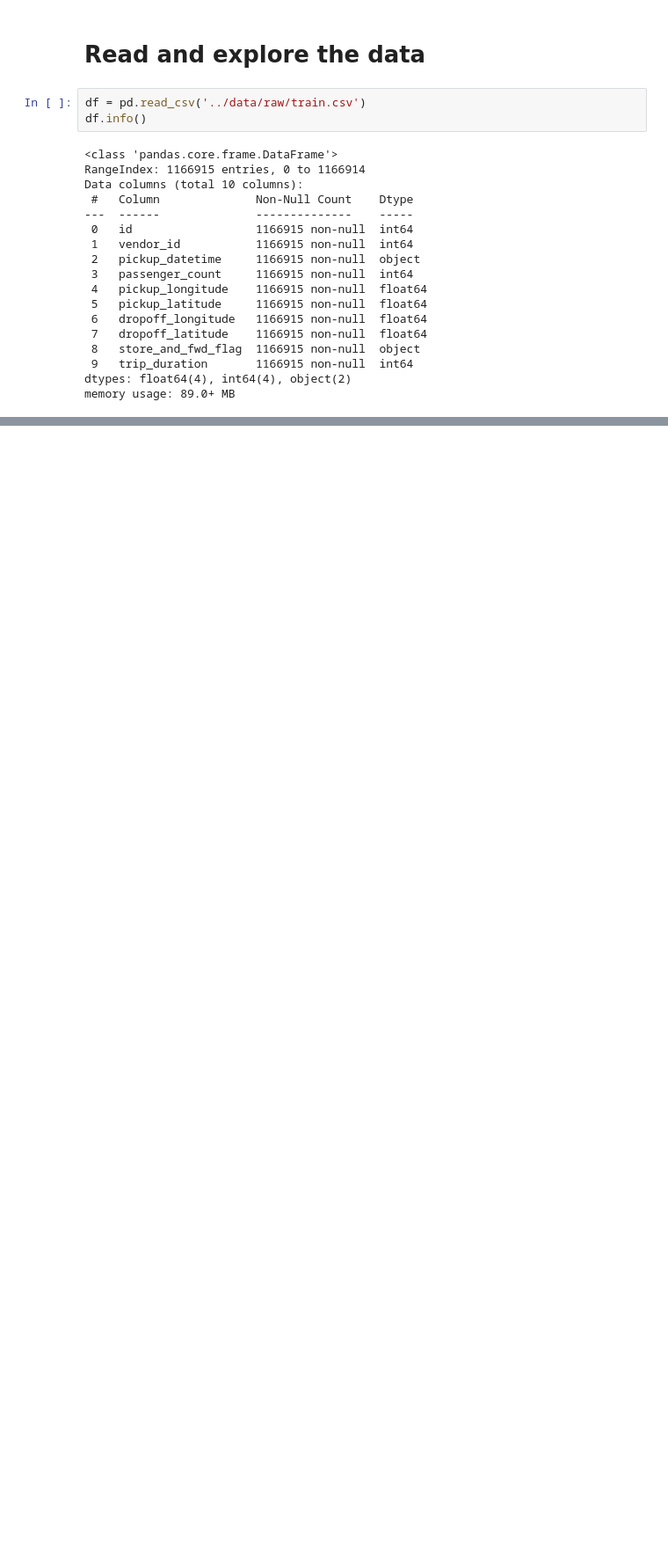
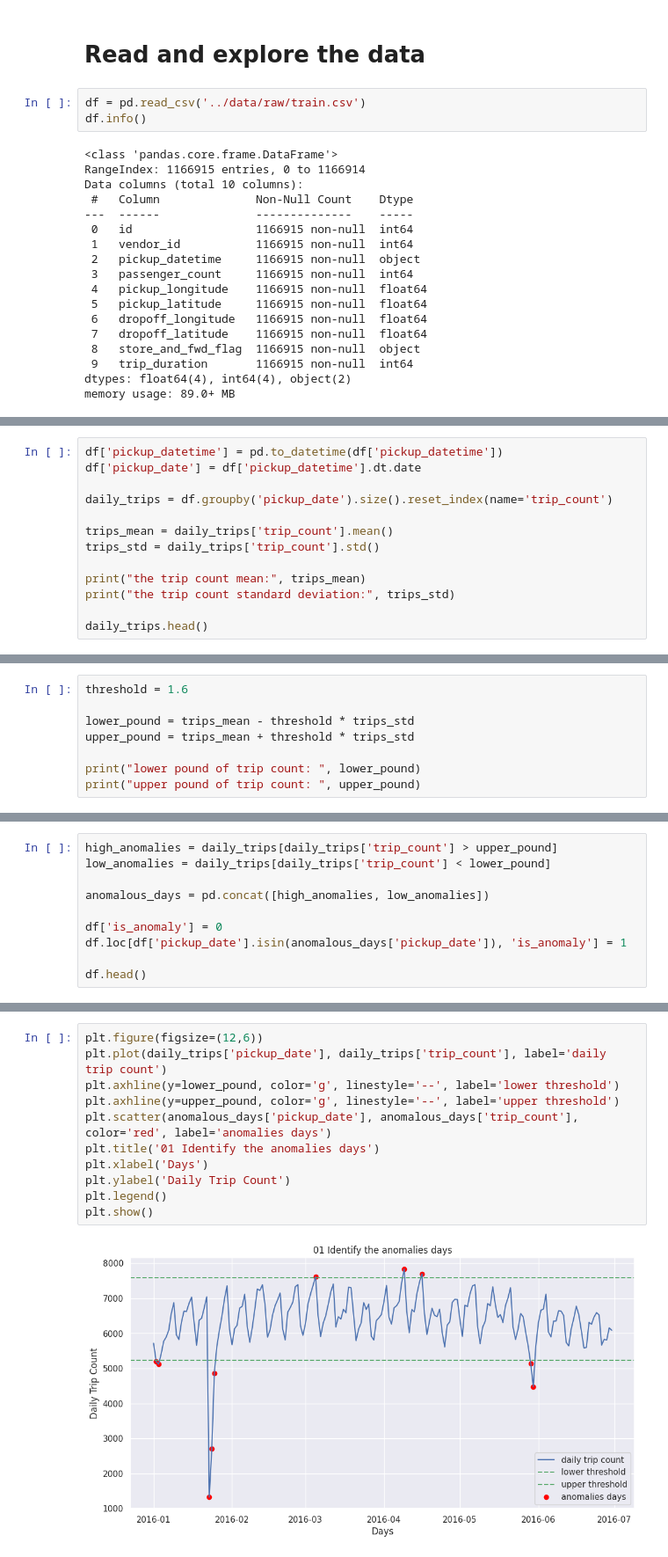
Before and after one commit to Os14you/ny-taxi-prediction, a Jupyter notebook: notebooks/eda.ipynb, the cells around one changed output, grey strips where cells are left out. Shown: that part at 88% size. Drawn from its saved outputs; the diff is of its cells as text; blank space fills up the shorter version.

```diff
--- a/notebooks/eda.ipynb
+++ b/notebooks/eda.ipynb
@@ -43,0 +50,13 @@ df.describe().round()
+# %%
+df['pickup_datetime'] = pd.to_datetime(df['pickup_datetime'])
+df['pickup_date'] = df['pickup_datetime'].dt.date
+
+daily_trips = df.groupby('pickup_date').size().reset_index(name='trip_count')
+
+trips_mean = daily_trips['trip_count'].mean()
+trips_std = daily_trips['trip_count'].std()
+
+print("the trip count mean:", trips_mean)
+print("the trip count standard deviation:", trips_std)
+
+daily_trips.head()
@@ -43,0 +74,8 @@ df.describe().round()
+# %%
+threshold = 1.6
+
+lower_pound = trips_mean - threshold * trips_std
+upper_pound = trips_mean + threshold * trips_std
+
+print("lower pound of trip count: ", lower_pound)
+print("upper pound of trip count: ", upper_pound)
@@ -43,0 +85,10 @@ df.describe().round()
+# %%
+high_anomalies = daily_trips[daily_trips['trip_count'] > upper_pound]
+low_anomalies = daily_trips[daily_trips['trip_count'] < lower_pound]
+
+anomalous_days = pd.concat([high_anomalies, low_anomalies])
+
+df['is_anomaly'] = 0
+df.loc[df['pickup_date'].isin(anomalous_days['pickup_date']), 'is_anomaly'] = 1
+
+df.head()
@@ -43,0 +104,13 @@ df.describe().round()
+# %%
+plt.figure(figsize=(12,6))
+plt.plot(daily_trips['pickup_date'], daily_trips['trip_count'], label='daily trip count')
+plt.axhline(y=lower_pound, color='g', linestyle='--', label='lower threshold')
+plt.axhline(y=upper_pound, color='g', linestyle='--', label='upper threshold')
+plt.scatter(anomalous_days['pickup_date'], anomalous_days['trip_count'], color='red', label='anomalies days')
+plt.title('01 Identify the anomalies days')
+plt.xlabel('Days')
+plt.ylabel('Daily Trip Count')
+plt.legend()
+plt.show()
+# %% [output]
+[figure, added]
```
Also changed, not shown: parts of 17 cells of this notebook, 2 other files.
